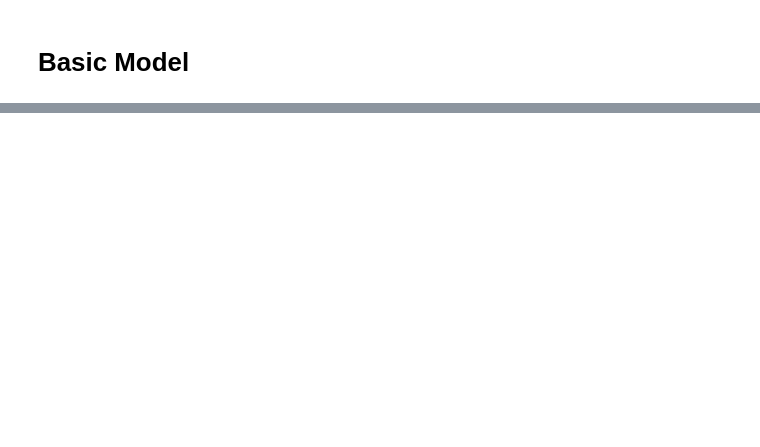
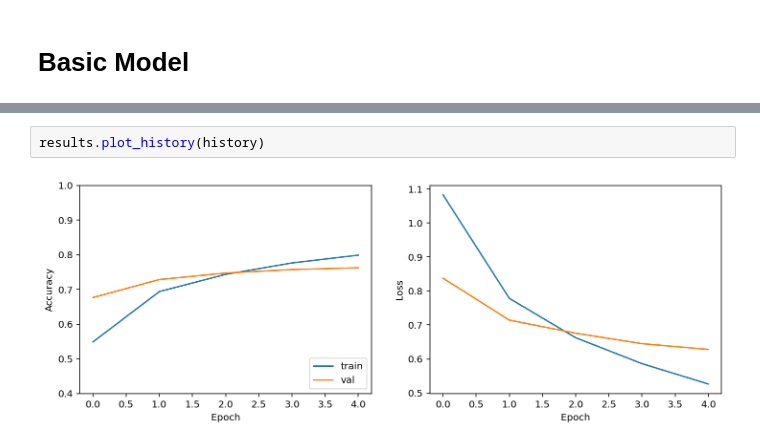
Before and after one commit to stockeh/canine-embedded-ml, a Jupyter notebook: notebooks/stock-machine-learning.ipynb, the cells around one changed output, grey strips where cells are left out. Drawn from its saved outputs; the diff is of its cells as text; blank space fills up the shorter version.

```diff
--- a/notebooks/stock-machine-learning.ipynb
+++ b/notebooks/stock-machine-learning.ipynb
@@ -267,0 +331,4 @@ model.evaluate(Xtest, Ttest)
+# %%
+results.plot_history(history)
+# %% [output]
+[figure, added]
```
Also changed, not shown: parts of 24 cells of this notebook, 2 other files.
